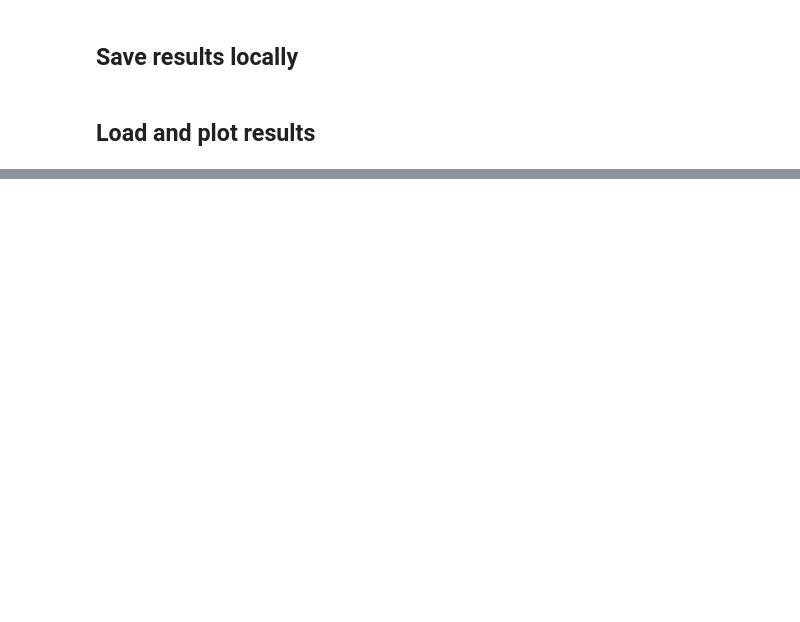
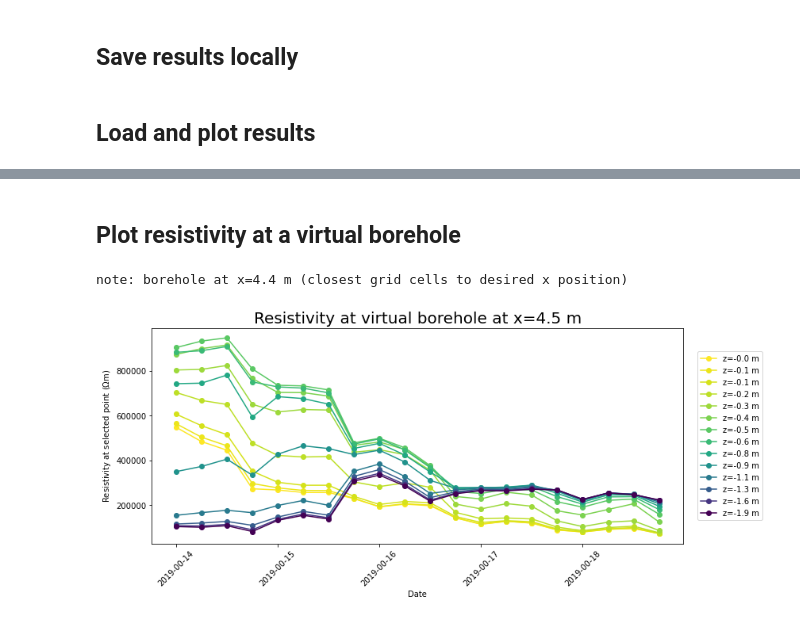
Before and after one commit to teddiherring/permafrost-data-processing, a Jupyter notebook: data_processing_AERT.ipynb, the cells around one changed output, grey strips where cells are left out. Cells and saved outputs as stored; diff of their text form; code cells hidden in the pictures; blank space fills up the shorter version.

```diff
--- a/data_processing_AERT.ipynb
+++ b/data_processing_AERT.ipynb
@@ -817,0 +1034,52 @@ interactive(children=(IntSlider(value=0, description='i', max=4), Output()), _do
+# %% [markdown]
+## Plot resistivity at a virtual borehole
+# %%
+# enter the coordinates where you'd like to get resistivity from:
+
+xborehole = 4.49
+
+# find all cells within region
+
+cells_borehole  = np.where(abs(np.array(grid.cellCenters()).T[0]-xborehole)==min(abs(np.array(grid.cellCenters()).T[0]-xborehole)))
+
+# for get date/resistivity pairs for plotting
+
+dt = []
+rho_borehole = []
+z_borehole = []
+
+dates_sort = np.sort(np.unique(ert_all['survey_time']))
+
+for i in range(n_surveys_proc):
+
+    data_plt = ert_all[ert_all['survey_time']==dates_sort[i]]
+    dt.append(data_plt['survey_time'].iloc[0])
+    z_borehole.append(np.flipud(np.array(grid.cellCenters()).T[1][cells_borehole]))
+    rho_borehole.append(np.flipud(np.array(data_plt['rho_s'].iloc[cells_borehole])))
+
+
+# plot the results
+
+fig, ax = plt.subplots(1,1,figsize=[12,5])
+
+norm = plt.Normalize(min(z_borehole[0]), max(z_borehole[0]))
+cm = plt.cm.viridis
+sm = plt.cm.ScalarMappable(cmap=cm, norm=norm)
+
+for i in range(len(z_borehole[0])):
+    plt.plot_date(dt, np.array(rho_borehole).T[i],'o-',color=cm(norm(z_borehole[0][i])),label='z=%.1f m'%z_borehole[0][i])
+
+import matplotlib.dates as mdates
+date_format = mdates.DateFormatter('%Y-%M-%d')
+ax.xaxis.set_major_formatter(date_format)
+plt.xticks(rotation=45);
+plt.xlabel('Date')
+plt.ylabel(r'Resistivity at selected point ($\Omega$m)');
+plt.title('Resistivity at virtual borehole at x=%.1f m'%(xborehole),fontsize=20);
+plt.legend(loc='center left', bbox_to_anchor=(1.02, 0.5));
+
+x_bh = np.array(grid.cellCenters()).T[0][cells_borehole][0] # true borehole location
+print('note: borehole at x=%.1f m (closest grid cells to desired x position)'%x_bh)
+# %% [output]
+note: borehole at x=4.4 m (closest grid cells to desired x position)
+[figure, added]
```
Also changed, not shown: parts of 21 cells of this notebook.
